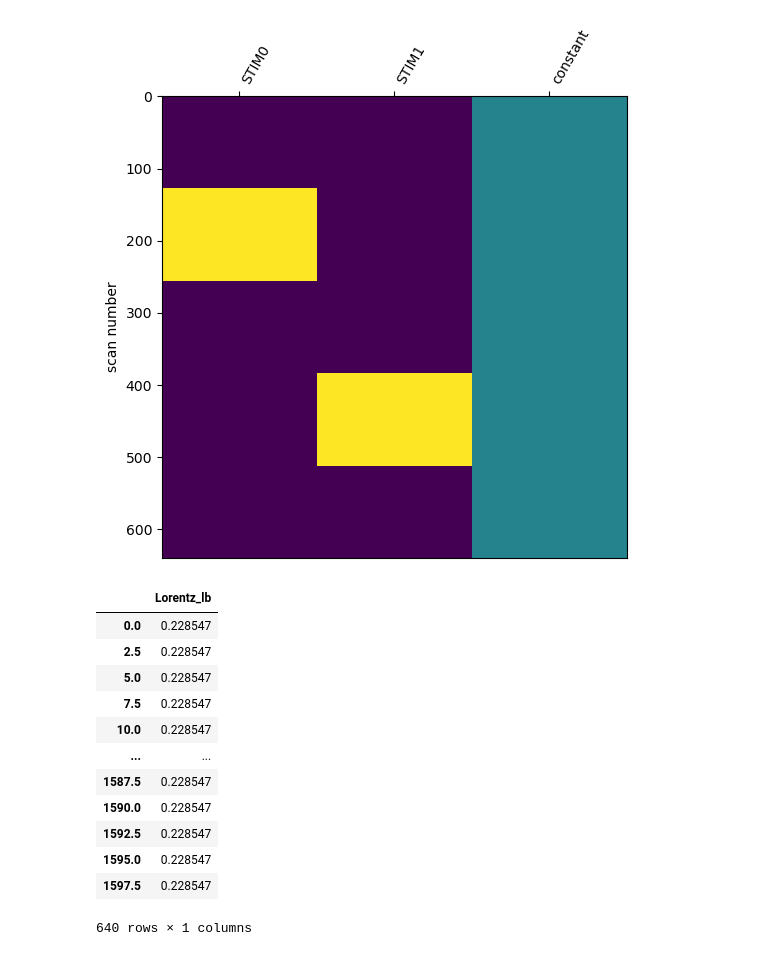
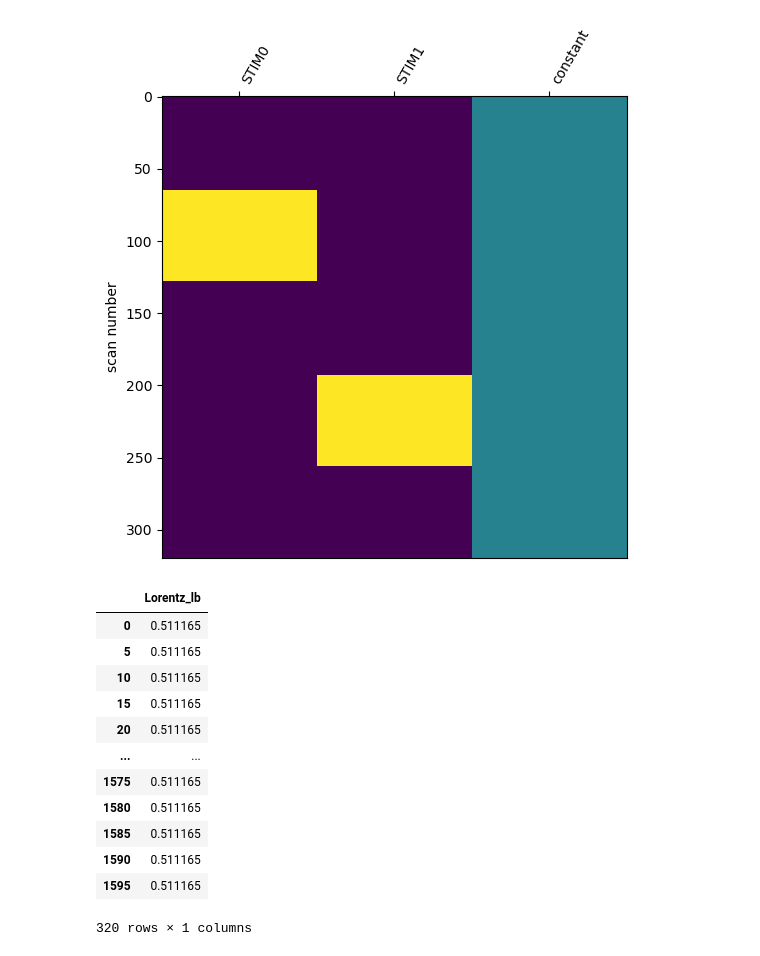
Before and after one commit to wtclarke/fmrs_bold_dynamic_fitting, a Jupyter notebook: dyn_models/make_7t_design.ipynb, the cells around one changed output. Saved outputs shown, nothing was run; the diff lists cells and outputs as text; code cells hidden in the pictures.

```diff
--- a/dyn_models/make_7t_design.ipynb
+++ b/dyn_models/make_7t_design.ipynb
@@ -7,7 +7,7 @@ Task onsets are 320 and 960 seconds, each with duration of 320 seconds.
 from fsl_mrs.utils import mrs_io
 import numpy as np
 
-example_data = mrs_io.read_FID('../simulated_data/fmrs_bold_3T/sub-001/mrs/sub-001_svs.nii.gz')
+example_data = mrs_io.read_FID('../simulated_data/fmrs_bold_7T/sub-001/mrs/sub-001_svs.nii.gz')
 print(example_data)
 print(example_data.hdr_ext['RepetitionTime'])
 print(example_data.hdr_ext['RepetitionTime'] * example_data.shape[example_data.dim_position('DIM_DYN')])
@@ -62,25 +62,25 @@ design_matrix = make_first_level_design_matrix(
 fig = plt.figure(figsize=(6,6))
 _ = plot_design_matrix(design_matrix, axes=fig.gca())
 # %% [output]
-[figure, old version]
+[figure, new version]
 # %%
-lb_df = pd.read_csv('../regressors/lorentz_lb_123_mhz.csv', index_col=0, names=['Lorentz_lb',])
+lb_df = pd.read_csv('../regressors/lorentz_lb_297_mhz.csv', index_col=0, names=['Lorentz_lb',])
 lb_df.index = design_matrix.index
 lb_df
 # %% [output]
 |  | Lorentz_lb |
-| 0.0 | 0.228547 |
-| 2.5 | 0.228547 |
-| 5.0 | 0.228547 |
-| 7.5 | 0.228547 |
-| 10.0 | 0.228547 |
+| 0 | 0.511165 |
+| 5 | 0.511165 |
+| 10 | 0.511165 |
+| 15 | 0.511165 |
+| 20 | 0.511165 |
 | ... | ... |
-| 1587.5 | 0.228547 |
-| 1590.0 | 0.228547 |
-| 1592.5 | 0.228547 |
-| 1595.0 | 0.228547 |
-| 1597.5 | 0.228547 |
+| 1575 | 0.511165 |
+| 1580 | 0.511165 |
+| 1585 | 0.511165 |
+| 1590 | 0.511165 |
+| 1595 | 0.511165 |
-640 rows × 1 columns
+320 rows × 1 columns
 # %%
 design_matrix_with_lb = pd.concat((design_matrix, lb_df),axis=1)
 
```
Also changed, not shown: parts of 6 cells of this notebook.
